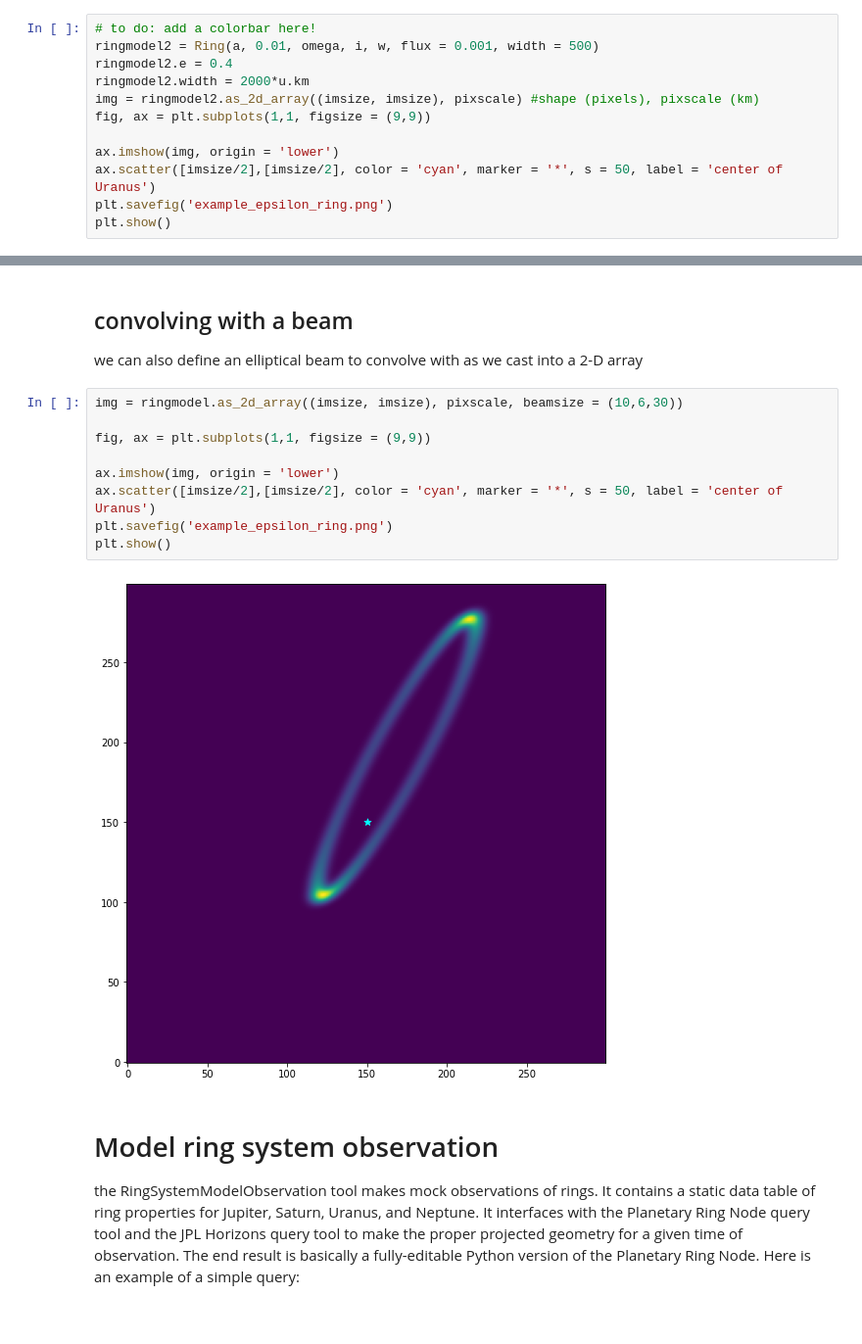
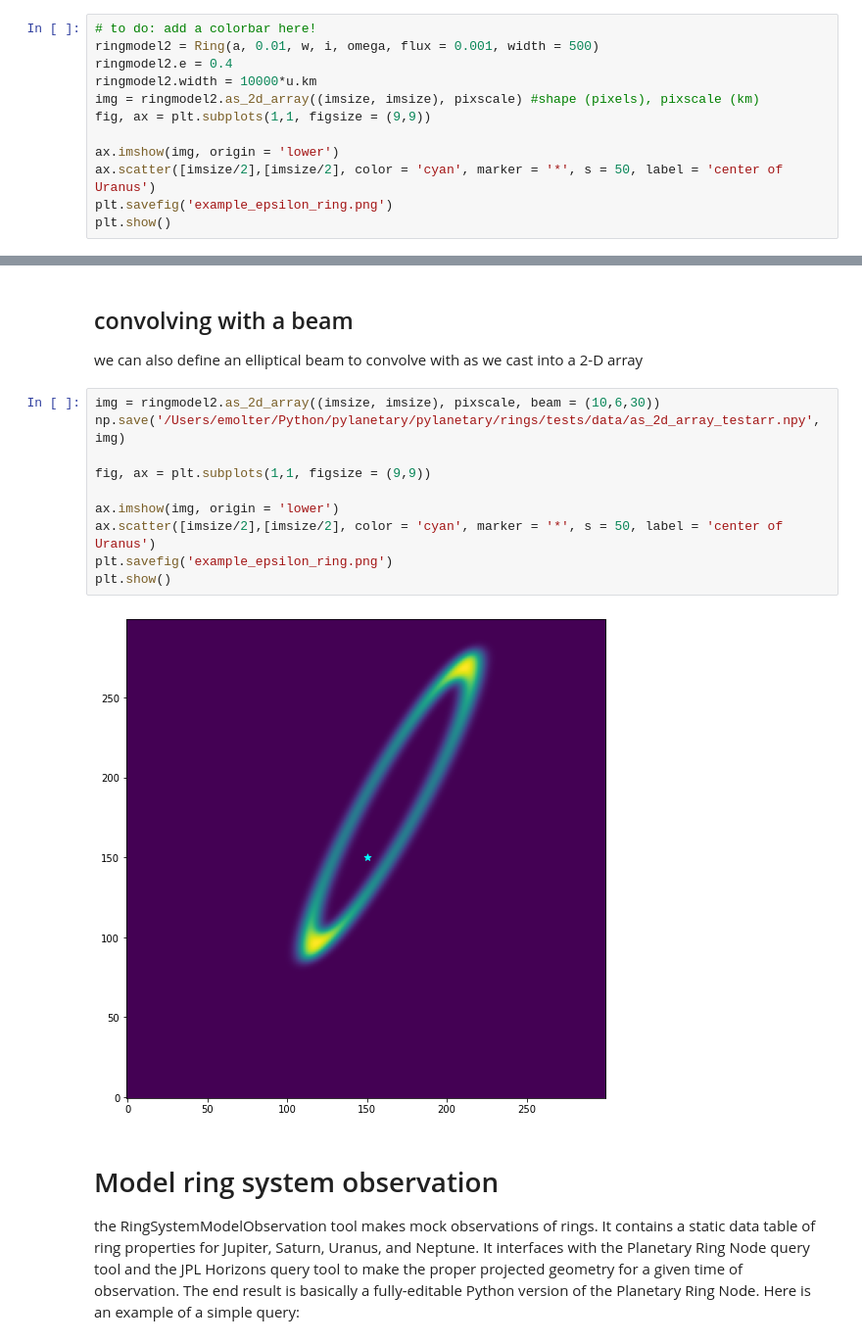
Before and after one commit to emolter/pylanetary, a Jupyter notebook: notebooks/ring-system-modeling-tutorial.ipynb, the cells around one changed output, grey strips where cells are left out. Shown at 98% size. Drawn from its saved outputs; the diff is of its cells as text.

```diff
--- a/notebooks/ring-system-modeling-tutorial.ipynb
+++ b/notebooks/ring-system-modeling-tutorial.ipynb
@@ -43,9 +43,9 @@ plt.show()
 of course, real rings are not infinitesimal mathematical constructs. they have width, and in an astronomical context, they also have surface brightness. Note here that we can also modify the ring properties in place, but we must specify Astropy units when doing so.
 # %%
 # to do: add a colorbar here!
-ringmodel2 = Ring(a, 0.01, omega, i, w, flux = 0.001, width = 500)
+ringmodel2 = Ring(a, 0.01, w, i, omega, flux = 0.001, width = 500)
 ringmodel2.e = 0.4
-ringmodel2.width = 2000*u.km
+ringmodel2.width = 10000*u.km
 img = ringmodel2.as_2d_array((imsize, imsize), pixscale) #shape (pixels), pixscale (km)
 fig, ax = plt.subplots(1,1, figsize = (9,9))
 
@@ -71,16 +71,17 @@ See below for an example that uses these aperture masks on real data
 
 we can also define an elliptical beam to convolve with as we cast into a 2-D array
 # %%
-img = ringmodel.as_2d_array((imsize, imsize), pixscale, beamsize = (10,6,30))
+img = ringmodel2.as_2d_array((imsize, imsize), pixscale, beam = (10,6,30))
+np.save('/Users/emolter/Python/pylanetary/pylanetary/rings/tests/data/as_2d_array_testarr.npy', img)
 
 fig, ax = plt.subplots(1,1, figsize = (9,9))
 
 ax.imshow(img, origin = 'lower')
 ax.scatter([imsize/2],[imsize/2], color = 'cyan', marker = '*', s = 50, label = 'center of Uranus')
 plt.savefig('example_epsilon_ring.png')
 plt.show()
 # %% [output]
-[figure, old version]
+[figure, new version]
 # %% [markdown]
 # Model ring system observation
 
```
Also changed, not shown: parts of 17 cells of this notebook, 15 other files.
